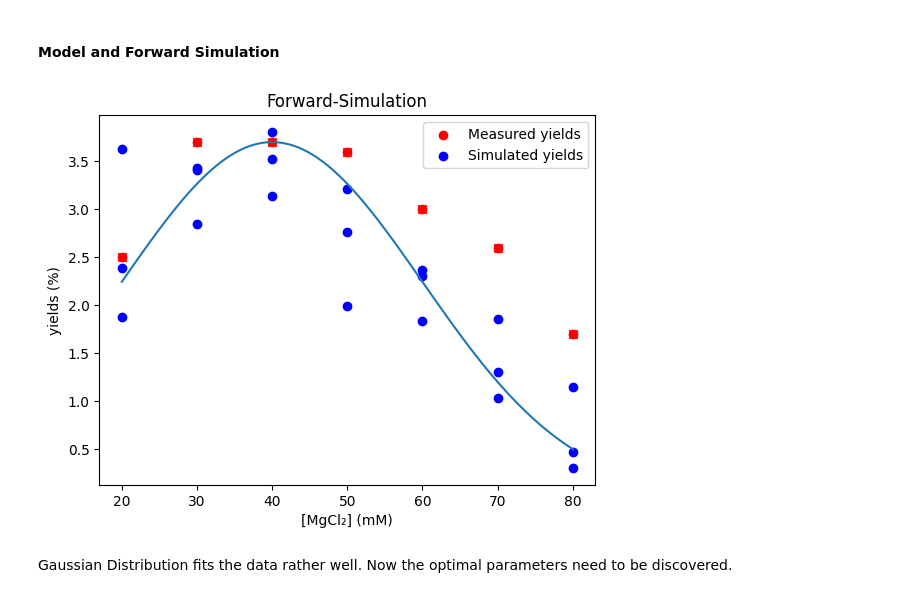
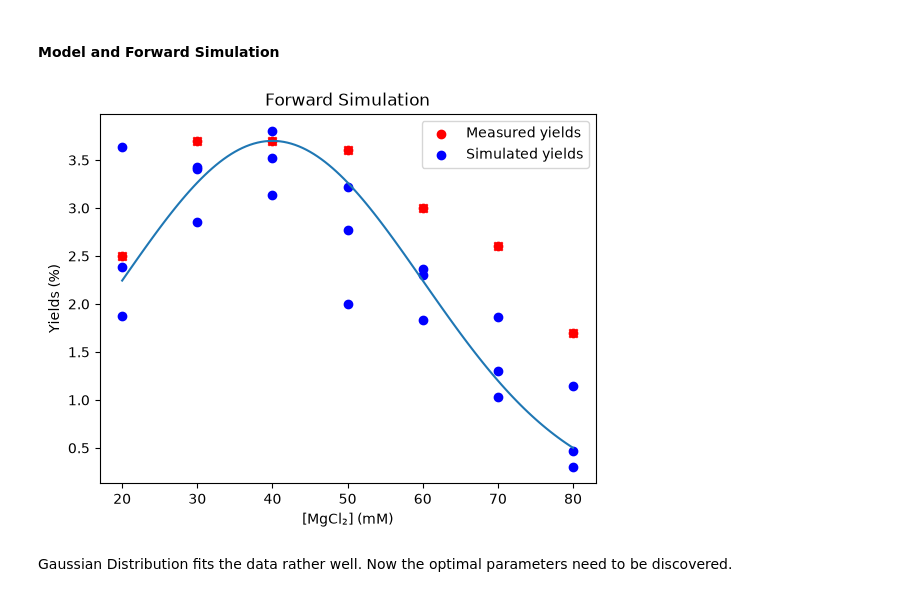
Before and after one commit to rracina/B-10_Project_DNA-Bricks, a Jupyter notebook: project.ipynb, the cells around one changed output. Saved outputs shown, nothing was run; the diff lists cells and outputs as text; code cells hidden in the pictures.

```diff
--- a/project.ipynb
+++ b/project.ipynb
@@ -115,32 +115,32 @@ def normals_from_lcg(k, seed):
 # %%
 def gaussian(x, A, mu, width):
     return A * math.exp(-((x - mu) ** 2) / (2 * width ** 2))
 
 def simulate_yields(x_values, A, mu, width, sigma, seed):
     z = normals_from_lcg(len(x_values), seed)
     return [gaussian(x, A, mu, width) + sigma * z[i] for i, x in enumerate(x_values)]
 
 
 A_sim, mu_sim, width_sim, sigma_sim = 3.7, 40, 20, 0.5
 
 n_rep = 3
 x_sim = [c for c in conc for _ in range(n_rep)]
 y_sim = simulate_yields(x_sim, A_sim, mu_sim, width_sim, sigma_sim, seed=12345)
 
 x_curve = [20 + 0.5 * i for i in range(121)] # ideal curve for plotting
 
 plt.figure()
 plt.scatter(df_data['mgcl2_mM'], df_data['yield_percent'], color='red', label='Measured yields')
 
 plt.plot(x_curve, [gaussian(x, A_sim, mu_sim, width_sim) for x in x_curve])
 plt.scatter(x_sim, y_sim, color='blue', label='Simulated yields')
 plt.scatter(conc, yield_perc, color='red', marker='x')
 plt.xlabel('[MgCl₂] (mM)')
-plt.ylabel('yields (%)')
-plt.title('Forward-Simulation'); plt.legend(); plt.show()
+plt.ylabel('Yields (%)')
+plt.title('Forward Simulation'); plt.legend(); plt.show()
 plt.show()
 # %% [output]
-[figure, old version]
+[figure, new version]
 # %% [markdown]
 Gaussian Distribution fits the data rather well. Now the optimal parameters need to be discovered.
 # %% [markdown]
```
Also changed, not shown: parts of 4 cells of this notebook, 5 other files.
